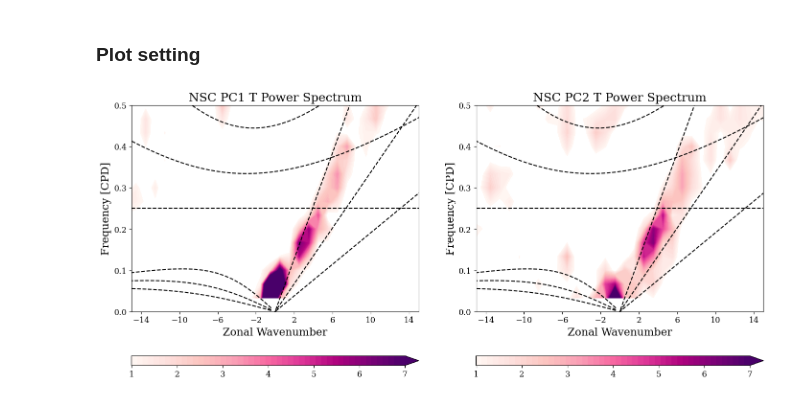
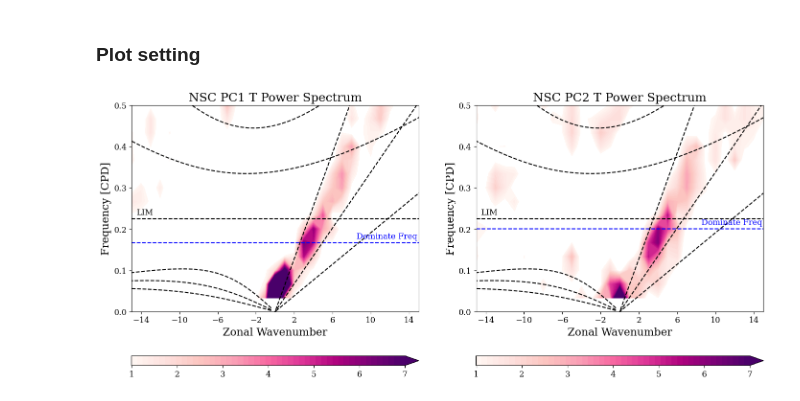
Before and after one commit to JOsephKan/2024_Research, a Jupyter notebook: MPAS/LRF/Dyn_Sys_comp/Temp_PS.ipynb, the cells around one changed output. Saved outputs shown, nothing was run; the diff lists cells and outputs as text; code cells hidden in the pictures.

```diff
--- a/MPAS/LRF/Dyn_Sys_comp/Temp_PS.ipynb
+++ b/MPAS/LRF/Dyn_Sys_comp/Temp_PS.ipynb
@@ -17,6 +17,13 @@ import SignalProcess as sp
 ## Load data
 # %%
 case: str = 'NSC'
+
+if case == 'CNTL':
+    t_scale: float = 7.42
+elif case == 'NCRF':
+    t_scale: float = 6.39
+elif case == 'NSC':
+    t_scale: float = 4.44
 
 fname: str = f'/work/b11209013/2024_Research/MPAS/PC/{case}_PC.joblib'
 
@@ -114,0 +128,25 @@ dict_keys(['tpc1', 'tpc2'])
+# %%
+wn = np.linspace(-359, 360, 720)
+fr = np.linspace(1/30, 2, 60)
+
+wnm, frm = np.meshgrid(wn, fr)
+
+kel_curves = lambda ed, k: (86400/(2*np.pi*6.371e6))*np.sqrt(9.81*ed)*k
+
+cond = (
+    (wnm >= 1) & (wnm < 14) &
+    (frm >= 1/20) & (frm <= 1/2.5) &
+    (frm <= kel_curves(90, wnm)) & (frm >= kel_curves(8, wnm))
+)
+
+pc1_var = np.where(cond, sym_ps['tpc1'], np.nan)
+pc2_var = np.where(cond, sym_ps['tpc2'], np.nan)
+
+pc1_freq = (frm * pc1_var) / np.nansum(pc1_var)
+pc2_freq = (frm * pc2_var) / np.nansum(pc2_var)
+
+pc1_dom_freq = frm[np.where(pc1_freq == np.nanmax(pc1_freq))]
+pc2_dom_freq = frm[np.where(pc2_freq == np.nanmax(pc2_freq))]
+
+print('pc1 dominate frequency: ', pc1_dom_freq)
+print('pc2 dominate frequency: ', pc2_dom_freq)
@@ -143,11 +179,14 @@ c1 = ax[0].contourf(
     cmap="RdPu",
     extend='max'
 )
-ax[0].axhline(1/4, linestyle='--', color='k')
+ax[0].axhline(1/t_scale, linestyle='--', color='k')
+ax[0].axhline(pc1_dom_freq, linestyle='--', color='b')
 for i in range(3):
     ax[0].plot(wn_ana[3, i, e_cond], fr_ana[3, i, e_cond], 'k--')
     ax[0].plot(wn_ana[4, i, :], fr_ana[4, i, :], 'k--')
     ax[0].plot(wn_ana[5, i, :], fr_ana[5, i, :], 'k--')
+ax[0].text(-14.5, 1/t_scale+0.01, 'LIM')
+ax[0].text(8.5, pc1_dom_freq+0.01, 'Dominate Freq', color='b')
 ax[0].set_xticks(np.linspace(-14, 14, 8))
 ax[0].set_yticks(np.linspace(0, 0.5, 6))
 ax[0].set_xlim(-15, 15)
@@ -162,33 +201,36 @@ cbar1 = plt.colorbar(
     orientation='horizontal'
 )
 cbar1.set_ticks(np.linspace(1, 7, 7))
 
 c2 = ax[1].contourf(
     wnm, frm,
     sym_peak['tpc2'],
     levels=np.linspace(1, 7),
     cmap="RdPu",
     extend='max'
 )
-ax[1].axhline(1/4, linestyle='--', color='k')
+ax[1].axhline(1/t_scale, linestyle='--', color='k')
+ax[1].axhline(pc2_dom_freq, linestyle='--', color='b')
 for i in range(3):
     ax[1].plot(wn_ana[3, i, e_cond], fr_ana[3, i, e_cond], 'k--')
     ax[1].plot(wn_ana[4, i, :], fr_ana[4, i, :], 'k--')
     ax[1].plot(wn_ana[5, i, :], fr_ana[5, i, :], 'k--')
+ax[1].text(-14.5, 1/t_scale+0.01, 'LIM')
+ax[1].text(8.5, pc2_dom_freq+0.01, 'Dominate Freq', color='b')
 ax[1].set_xticks(np.linspace(-14, 14, 8))
 ax[1].set_yticks(np.linspace(0, 0.5, 6))
 ax[1].set_xlim(-15, 15)
 ax[1].set_ylim(0, 0.5)
 ax[1].set_xlabel('Zonal Wavenumber')
 ax[1].set_ylabel('Frequency [CPD]')
 ax[1].set_title(f'{case} PC2 T Power Spectrum')
 cbar2 = plt.colorbar(
     c2,
     ax=ax[1],
     aspect=30,
     orientation='horizontal'
 )
 cbar2.set_ticks(np.linspace(1, 7, 7))
-plt.savefig(f'{case}_t_ps.svg')
+plt.savefig(f'{case}_t_ps.png')
 # %% [output]
-[figure, old version]
+[figure, new version]
```
Also changed, not shown: parts of 4 cells of this notebook, 27 other files.
